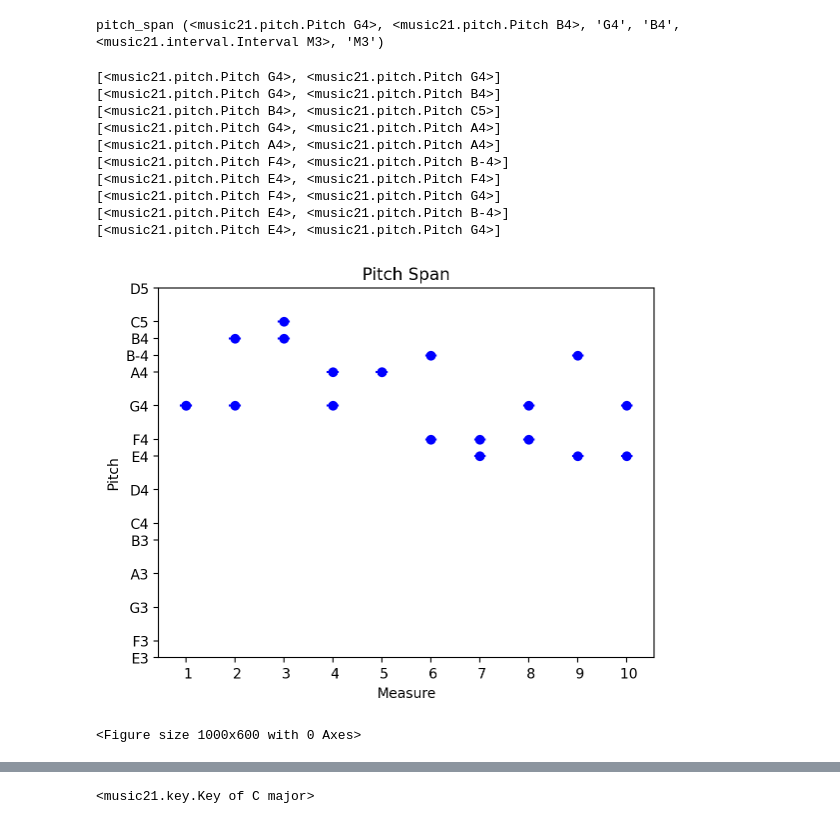
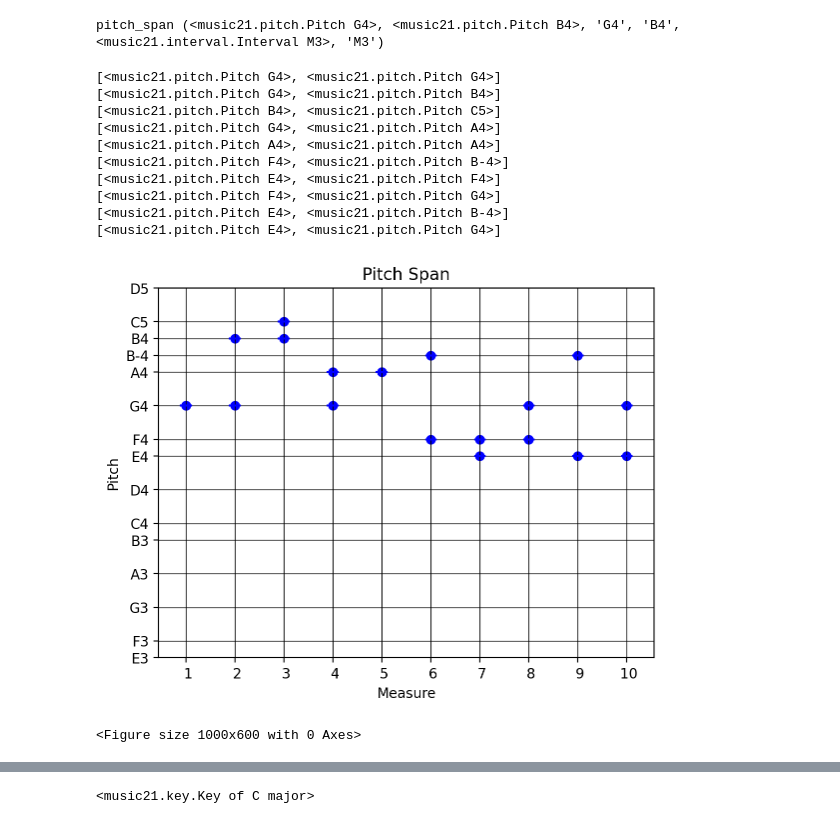
Before and after one commit to abhishekneerr/AMPLab, a Jupyter notebook: ethnonmusicology/Nawab_melodic_similarities.ipynb, the cells around one changed output, grey strips where cells are left out. Saved outputs shown, nothing was run; the diff lists cells and outputs as text; code cells hidden in the pictures.

Commit message:
beautiful histogram

```diff
--- a/ethnonmusicology/Nawab_melodic_similarities.ipynb
+++ b/ethnonmusicology/Nawab_melodic_similarities.ipynb
@@ -293,34 +293,35 @@ for i in range(10):
 
 # Set the x-axis labels to the measure numbers
 ax.set_xticks(range(10))
 ax.set_xticklabels([f" {i}" for i in range(1, 10+1)])
 
 # Set the y-axis labels to the pitch names
 pitch_names = sorted(
     set([pitch.nameWithOctave for pitch_tuple in measure_pitches for pitch in pitch_tuple]))
 ax.set_yticks([m21.pitch.Pitch(p).ps for p in pitch_names])
 ax.set_yticklabels(pitch_names)
 
 # Set the plot title and axis labels
 ax.set_title("Pitch Span")
 ax.set_xlabel("Measure")
 ax.set_ylabel("Pitch")
 
 # Show the plot
+plt.grid(color='black', linestyle='-', linewidth=0.5, zorder=2.5)
 plt.figure(figsize=(10, 6))
 plt.show()
 # %% [output]
 [<music21.pitch.Pitch G4>, <music21.pitch.Pitch G4>]
 [<music21.pitch.Pitch G4>, <music21.pitch.Pitch B4>]
 [<music21.pitch.Pitch B4>, <music21.pitch.Pitch C5>]
 [<music21.pitch.Pitch G4>, <music21.pitch.Pitch A4>]
 [<music21.pitch.Pitch A4>, <music21.pitch.Pitch A4>]
 [<music21.pitch.Pitch F4>, <music21.pitch.Pitch B-4>]
 [<music21.pitch.Pitch E4>, <music21.pitch.Pitch F4>]
 [<music21.pitch.Pitch F4>, <music21.pitch.Pitch G4>]
 [<music21.pitch.Pitch E4>, <music21.pitch.Pitch B-4>]
 [<music21.pitch.Pitch E4>, <music21.pitch.Pitch G4>]
-[figure, old version]
+[figure, new version]
 <Figure size 1000x600 with 0 Axes>
 # %%
 # Get the pitches for each measure
```
Also changed, not shown: parts of 3 cells of this notebook.
